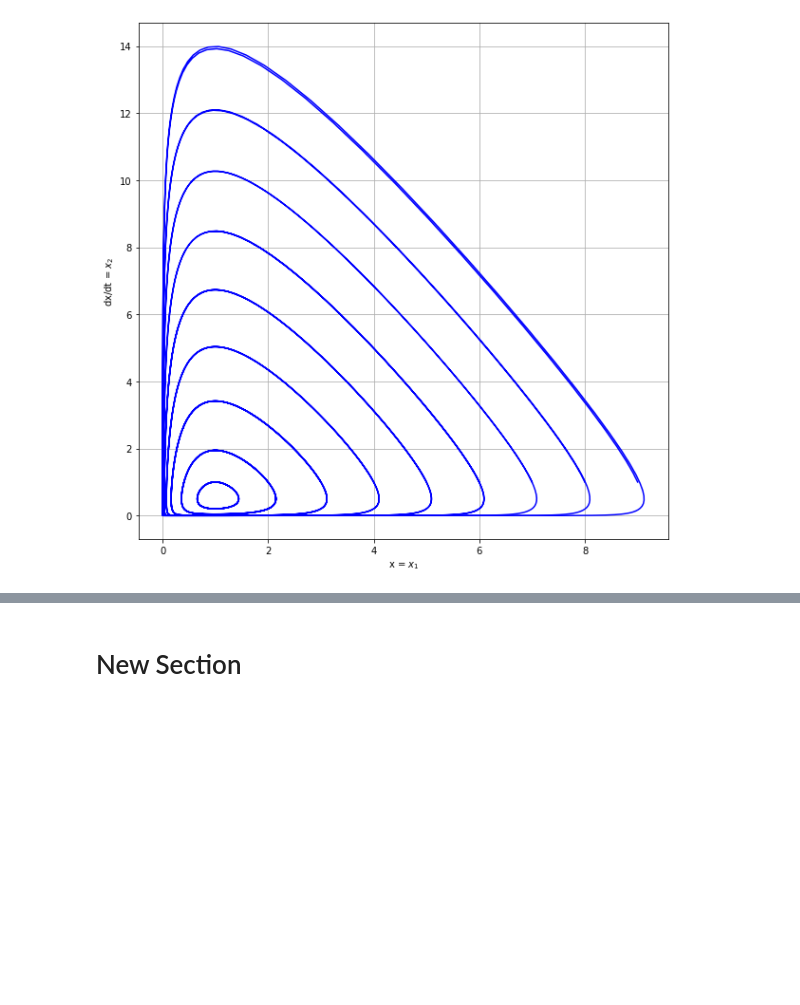
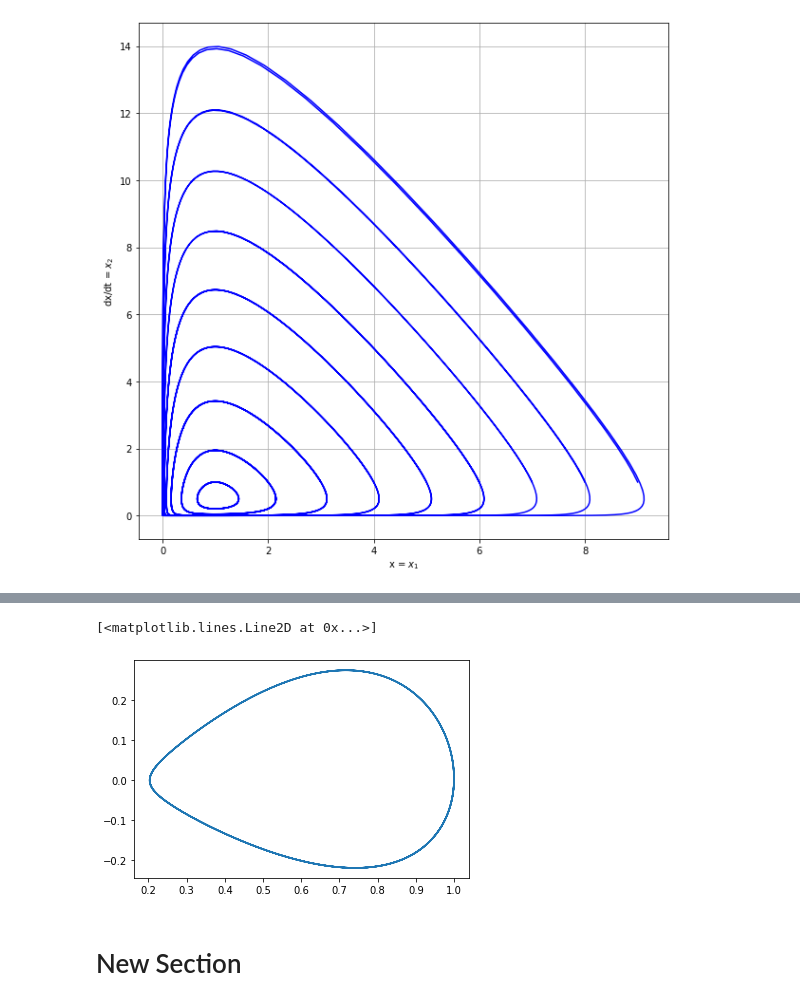
Before and after one commit to TAUforPython/nonlinear_phasepicture, a Jupyter notebook: вынужденное_движение_нелинейных_систем.ipynb, the cells around one changed output, grey strips where cells are left out. Saved outputs shown, nothing was run; the diff lists cells and outputs as text; code cells hidden in the pictures; blank space fills up the shorter version.

```diff
--- a/вынужденное_движение_нелинейных_систем.ipynb
+++ b/вынужденное_движение_нелинейных_систем.ipynb
@@ -29,6 +29,13 @@ def ode(z, t, a, b, c, d):
         x, y = z
         dzdt = [a*x - b*x*y, -c*y + d*x*y]
         return dzdt
+# %%
+def DyD2y(t,y):
+          h = (t[np.size(t) - 1] - t[0]) / np.size(t)
+          kernel_1 = np.array([1, -1])
+          dy = np.convolve(kernel_1, y, mode='valid')/h
+          dy = np.insert(dy,0,dy[0])
+          return dy
 # %%
 #задаем функцию численного решения дифференциального уравнения
 def calcODE(args, y0, dy0, ts, nt):
@@ -76,3 +84,9 @@ plt.show()
+# %%
+dxdt = DyD2y(t,sol[:, 1])
+plt.plot(sol[:, 1], dxdt)
+# %% [output]
+[<matplotlib.lines.Line2D at 0x...>]
+[figure, added]
 # %% [markdown]
 # New Section
 # %%
```
Also changed, not shown: parts of 1 cell of this notebook.
